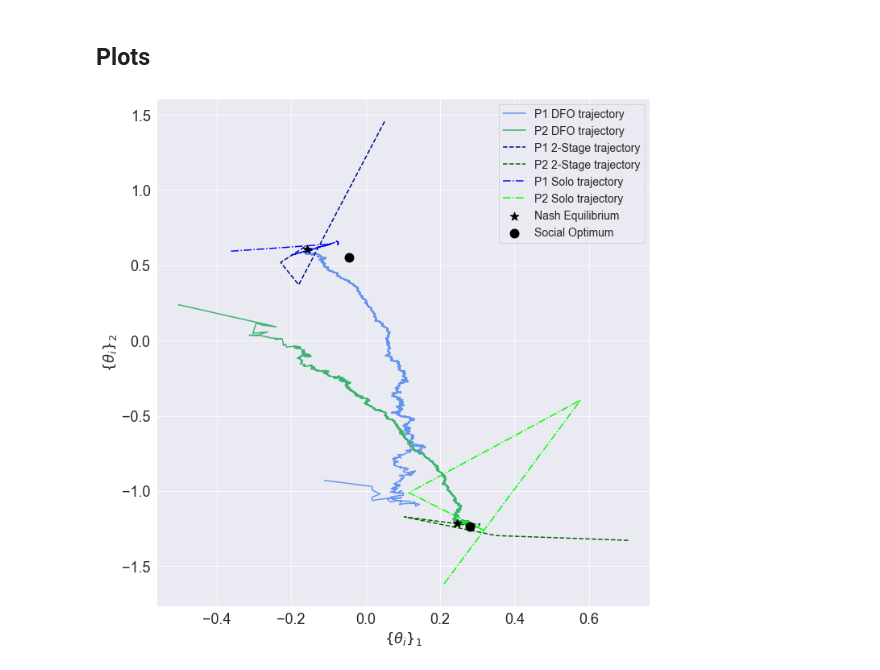
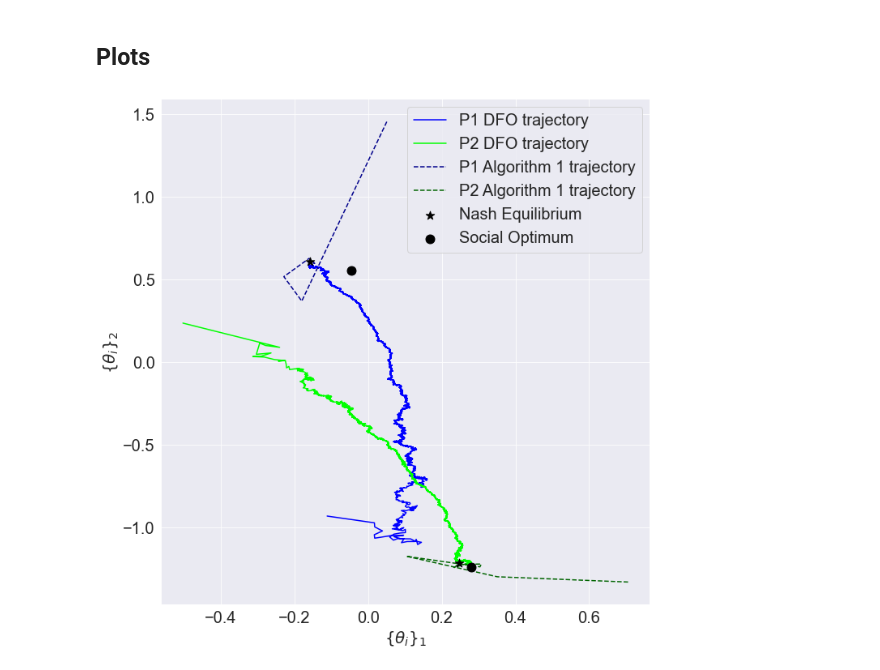
Before and after one commit to evanjfaulkner/DD-Games, a Jupyter notebook: Notebooks/dd_game_regression_sim.ipynb, the cells around one changed output. Drawn from its saved outputs; the diff is of its cells as text; code cells hidden in the pictures.

```diff
--- a/Notebooks/dd_game_regression_sim.ipynb
+++ b/Notebooks/dd_game_regression_sim.ipynb
@@ -275,65 +275,65 @@ print(mu_p2, gamma_p2)
 ## Plots
 # %%
 plt.figure(figsize=(10,10))
-plt.rcParams['font.size'] = 18
+plt.rcParams['font.size'] = 20
 plt.rcParams['axes.linewidth'] = 2
 
 theta_3 = np.array(player_three.theta_history)
 plt.plot(theta_3[:,0],theta_3[:,1],
-         label='P1 DFO trajectory', color='cornflowerblue')
+         label='P1 DFO trajectory', color='blue')
 
 theta_4 = np.array(player_four.theta_history)
 plt.plot(theta_4[:,0],theta_4[:,1],
-        label='P2 DFO trajectory', color='mediumseagreen')
+        label='P2 DFO trajectory', color='lime')
 
 x2 = theta_final_p1[:,0]
 y2 = theta_final_p1[:,1]
 plt.plot(x2,y2,
-         '--', color='darkblue', label='P1 2-Stage trajectory')
+         '--', color='darkblue', label='P1 Algorithm 1 trajectory')
 
 x3 = theta_final_p2[:,0]
 y3 = theta_final_p2[:,1]
 plt.plot(x3,y3,
-         '--', color='darkgreen', label='P2 2-Stage trajectory')
+         '--', color='darkgreen', label='P2 Algorithm 1 trajectory')
 
-x5 = theta_final_p5[:,0]
-y5 = theta_final_p5[:,1]
-plt.plot(x5,y5,
-         '-.', color='blue', label='P1 Solo trajectory')
+# x5 = theta_final_p5[:,0]
+# y5 = theta_final_p5[:,1]
+# plt.plot(x5,y5,
+#          '-.', color='blue', label='P1 Solo trajectory')
 
-x6 = theta_final_p6[:,0]
-y6 = theta_final_p6[:,1]
-plt.plot(x6,y6,
-         '-.', color='lime', label='P2 Solo trajectory')
+# x6 = theta_final_p6[:,0]
+# y6 = theta_final_p6[:,1]
+# plt.plot(x6,y6,
+#          '-.', color='lime', label='P2 Solo trajectory')
 
 x_nash_p1 = theta_PO_1[0]
 y_nash_p1 = theta_PO_1[1]
 plt.scatter(x_nash_p1, y_nash_p1,
             label='Nash Equilibrium', marker='*', color='k', s=120, zorder=10)
 
 x_nash_p2 = theta_PO_2[0]
 y_nash_p2 = theta_PO_2[1]
 plt.scatter(x_nash_p2,y_nash_p2,
             marker='*', color='k', s=120, zorder=10)
 
 x_so_p1 = theta_SO_1[0]
 y_so_p1 = theta_SO_1[1]
 plt.scatter(x_so_p1, y_so_p1,
             label='Social Optimum', marker='o', color='k', s=120, zorder=10)
 
 x_so_p2 = theta_SO_2[0]
 y_so_p2 = theta_SO_2[1]
 plt.scatter(x_so_p2,y_so_p2,
             marker='o', color='k', s=120, zorder=10)
 
-plt.legend(loc='best',fontsize=14)
+plt.legend(loc='best',fontsize=20)
 plt.xlabel(r"$\{\theta_i\}_1$")
 plt.ylabel(r"$\{\theta_i\}_2$")
 plt.tight_layout()
 plt.savefig('../figures/DD_regression_trajectory.pdf', format='pdf')
 plt.show()
 # %% [output]
-[figure, old version]
+[figure, new version]
 # %%
 plt.figure(figsize=(20,7))
 plt.subplot(1,2,1)
```
Also changed, not shown: 8 other files.
